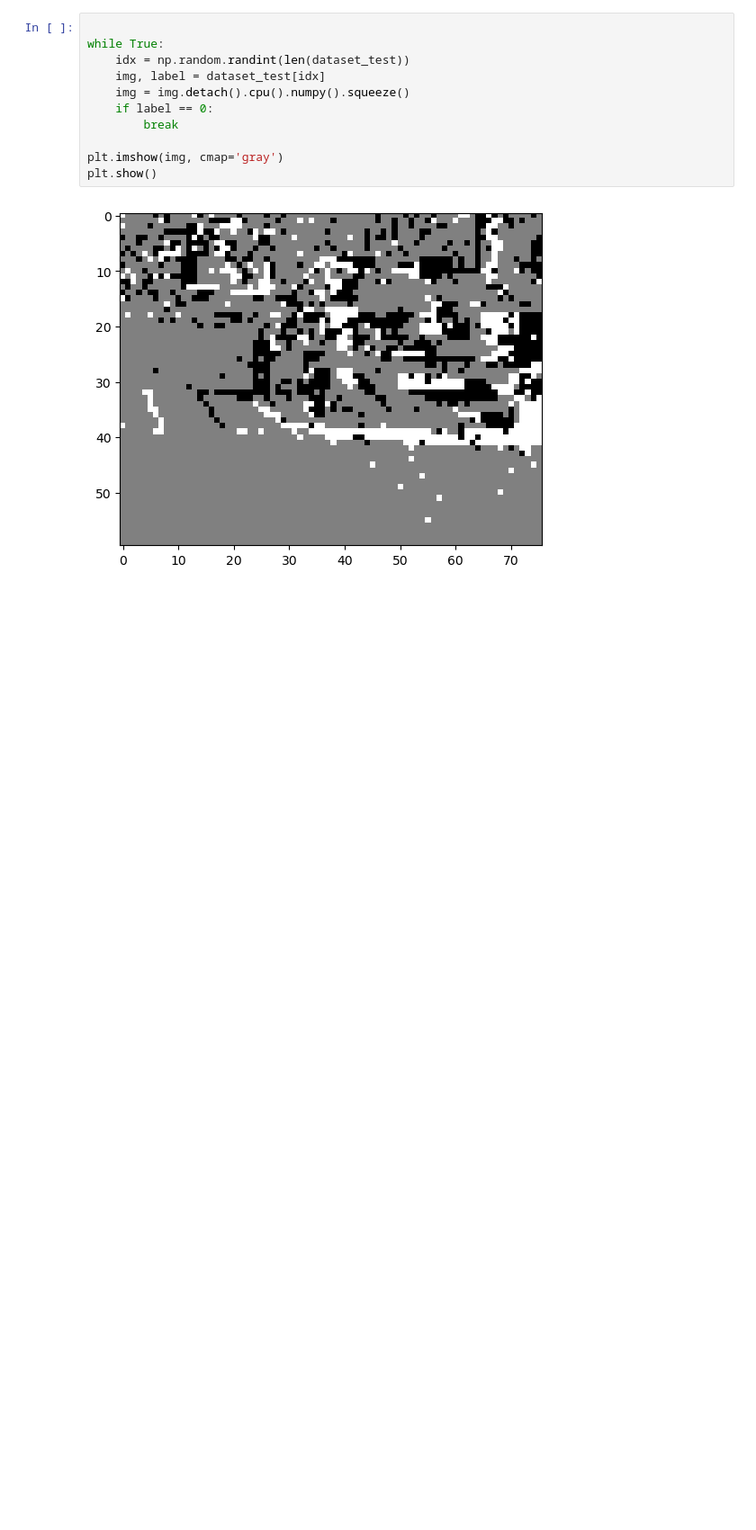
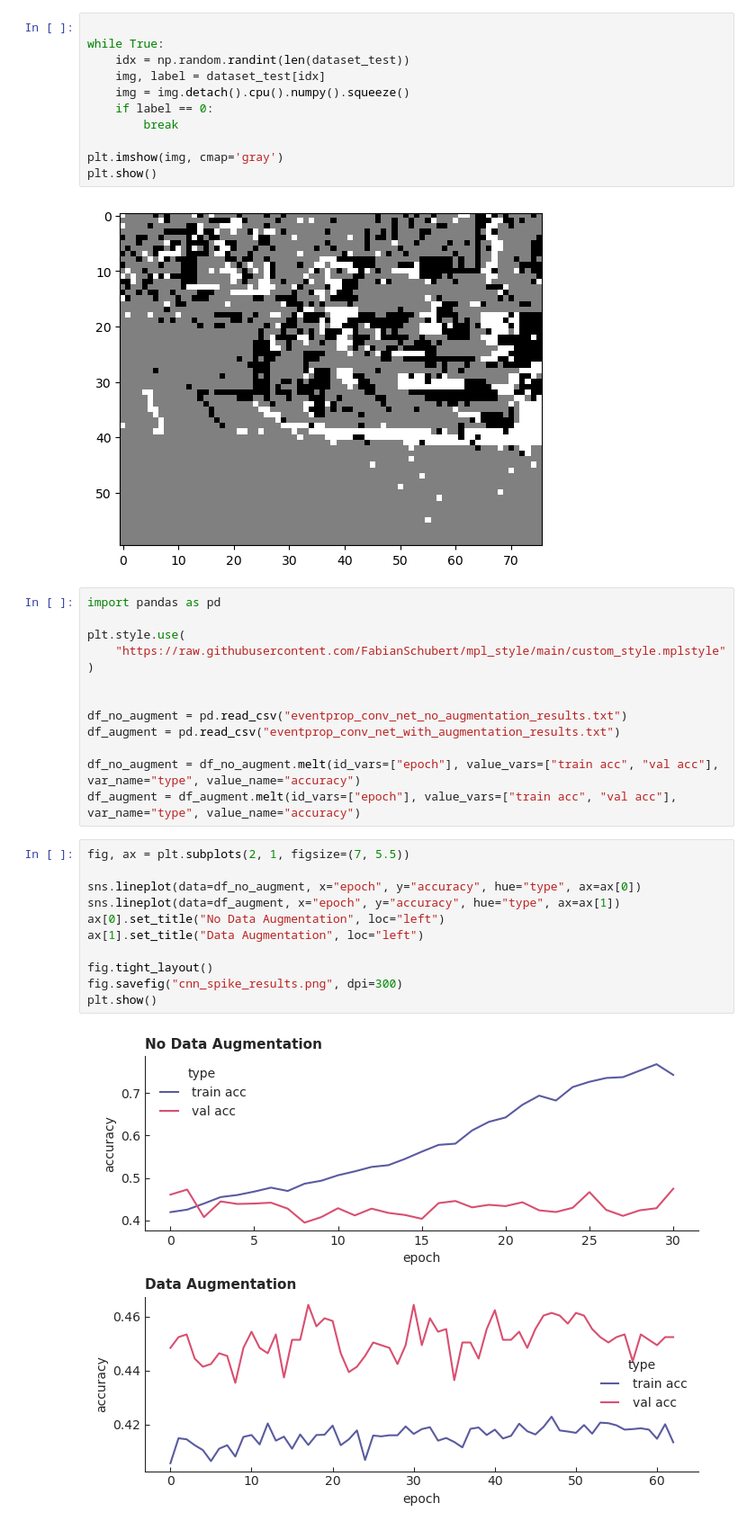
Before and after one commit to FabianSchubert/Bio-Inspired-Event-Based-Looming-Object-Detection-for-Automotive-Collision-Avoidance, a Jupyter notebook: class_img_resnet.ipynb, the cells around one changed output. Shown: that part at 90% size. Saved outputs shown, nothing was run; the diff lists cells and outputs as text; blank space fills up the shorter version.

```diff
--- a/class_img_resnet.ipynb
+++ b/class_img_resnet.ipynb
@@ -225,3 +270,29 @@ plt.imshow(img, cmap='gray')
 plt.show()
 # %% [output]
 [figure]
+# %%
+import pandas as pd
+
+plt.style.use(
+    "https://raw.githubusercontent.com/FabianSchubert/mpl_style/main/custom_style.mplstyle"
+)
+
+
+df_no_augment = pd.read_csv("eventprop_conv_net_no_augmentation_results.txt")
+df_augment = pd.read_csv("eventprop_conv_net_with_augmentation_results.txt")
+
+df_no_augment = df_no_augment.melt(id_vars=["epoch"], value_vars=["train acc", "val acc"], var_name="type", value_name="accuracy")
+df_augment = df_augment.melt(id_vars=["epoch"], value_vars=["train acc", "val acc"], var_name="type", value_name="accuracy")
+# %%
+fig, ax = plt.subplots(2, 1, figsize=(7, 5.5))
+
+sns.lineplot(data=df_no_augment, x="epoch", y="accuracy", hue="type", ax=ax[0])
+sns.lineplot(data=df_augment, x="epoch", y="accuracy", hue="type", ax=ax[1])
+ax[0].set_title("No Data Augmentation", loc="left")
+ax[1].set_title("Data Augmentation", loc="left")
+
+fig.tight_layout()
+fig.savefig("cnn_spike_results.png", dpi=300)
+plt.show()
+# %% [output]
+[figure, added]
```
Also changed, not shown: parts of 12 cells of this notebook, 9 other files.
